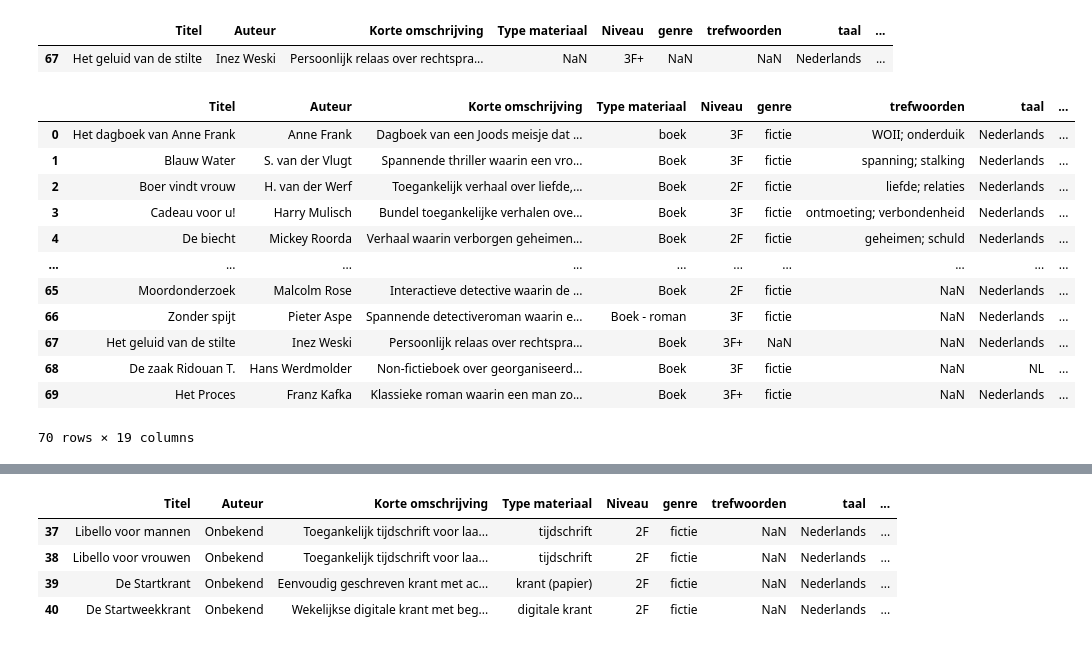
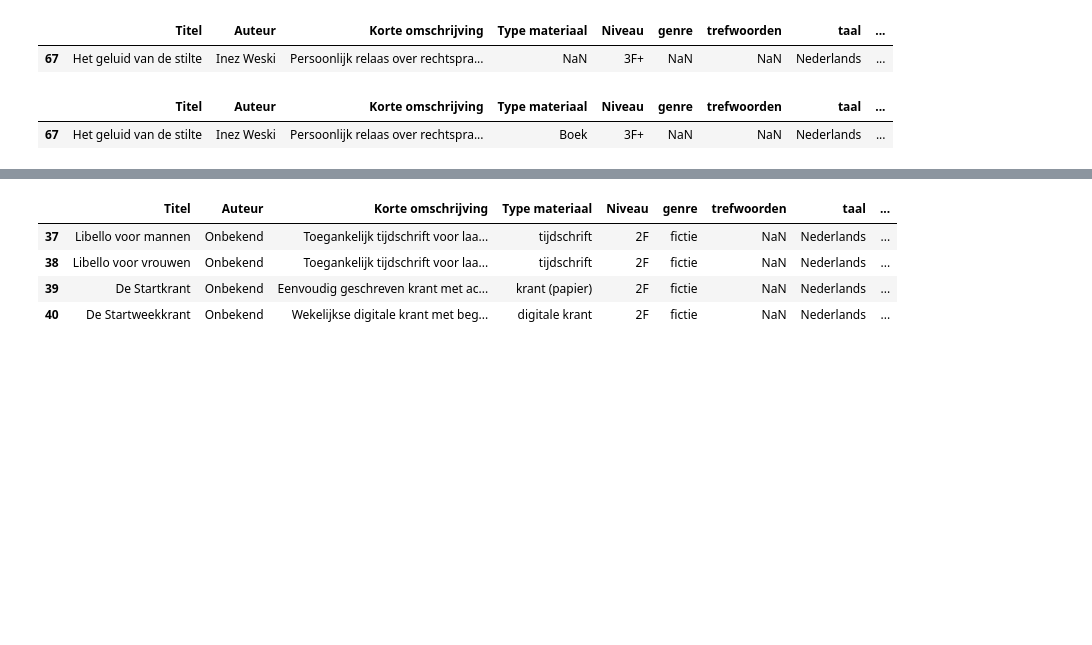
Before and after one commit to Adoow14/LU2_AI, a Jupyter notebook: AI_Prototype_LU2.ipynb, the cells around one changed output, grey strips where cells are left out. Drawn from its saved outputs; the diff is of its cells as text; code cells hidden in the pictures; blank space fills up the shorter version.

```diff
--- a/AI_Prototype_LU2.ipynb
+++ b/AI_Prototype_LU2.ipynb
@@ -5,6 +5,6 @@ import numpy as np
 import re
 
 #orginele dataset inlezen
-df = pd.read_csv('Leesmateriaal.csv')
+df = pd.read_csv('Leesmateriaal_OW.csv')
 df.head()
 # %% [output]
@@ -139,8 +114,0 @@ else:
-# %%
-#Alle overige kolommen verwijderen die niet relevant zijn voor de analyse
-df = df.drop(columns=['Unnamed: 3', 'materiaal_id', 'onderwerp', 'Themas_boek',
-                      'woordenaantal_omschrijving', 'gem_woordlengte', 'gem_zinslengte_woorden',
-                      'aandeel_lange_woorden_pct', 'aantal_zinnen', 'interne_batchcode',
-                      'administratieve_prioriteit', 'genre_kopie', 'Gemiddelde beoordeling'])
-
-df.head()
@@ -186,21 +114,0 @@ Aantal rijen en kolommen: (283, 20)
-# %%
-#Merge de kolommen 'doelgroep' en 'doelgroep_extra' tot één kolom 'doelgroep', waarbij dubbele waarden worden verwijderd
-def merge_doelgroep(row):
-    unieke_doelgroepen = []
-
-    for kolom in ["doelgroep", "doelgroep_extra"]:
-        waarde = row[kolom]
-
-        if pd.notna(waarde):
-            for doelgroep in str(waarde).split("/"):
-                doelgroep = doelgroep.strip()
-
-                if doelgroep and doelgroep not in unieke_doelgroepen:
-                    unieke_doelgroepen.append(doelgroep)
-
-    return "/".join(unieke_doelgroepen)
-
-
-df["doelgroep"] = df.apply(merge_doelgroep, axis=1)
-df = df.drop(columns=["doelgroep_extra"])
-df.head()
@@ -235,21 +136,10 @@ lege_rijen.head()
 # %%
 #in de "type materiaal" mist er 1 waarde waarvan we op hebben gezocht wat het is en dat invullen
 df["Type materiaal"] = df["Type materiaal"].fillna("Boek")
-df.head(70)
+df.iloc[67:68]
 # %% [output]
 |  | Titel | Auteur | Korte omschrijving | Type materiaal | Niveau | genre | trefwoorden | taal | ... |
-| 0 | Het dagboek van Anne Frank | Anne Frank | Dagboek van een Joods meisje dat ... | boek | 3F | fictie | WOII; onderduik | Nederlands | ... |
-| 1 | Blauw Water | S. van der Vlugt | Spannende thriller waarin een vro... | Boek | 3F | fictie | spanning; stalking | Nederlands | ... |
-| 2 | Boer vindt vrouw | H. van der Werf | Toegankelijk verhaal over liefde,... | Boek | 2F | fictie | liefde; relaties | Nederlands | ... |
-| 3 | Cadeau voor u! | Harry Mulisch | Bundel toegankelijke verhalen ove... | Boek | 3F | fictie | ontmoeting; verbondenheid | Nederlands | ... |
-| 4 | De biecht | Mickey Roorda | Verhaal waarin verborgen geheimen... | Boek | 2F | fictie | geheimen; schuld | Nederlands | ... |
-| ... | ... | ... | ... | ... | ... | ... | ... | ... | ... |
-| 65 | Moordonderzoek | Malcolm Rose | Interactieve detective waarin de ... | Boek | 2F | fictie | NaN | Nederlands | ... |
-| 66 | Zonder spijt | Pieter Aspe | Spannende detectiveroman waarin e... | Boek - roman | 3F | fictie | NaN | Nederlands | ... |
 | 67 | Het geluid van de stilte | Inez Weski | Persoonlijk relaas over rechtspra... | Boek | 3F+ | NaN | NaN | Nederlands | ... |
-| 68 | De zaak Ridouan T. | Hans Werdmolder | Non-fictieboek over georganiseerd... | Boek | 3F | fictie | NaN | NL | ... |
-| 69 | Het Proces | Franz Kafka | Klassieke roman waarin een man zo... | Boek | 3F+ | fictie | NaN | Nederlands | ... |
-70 rows × 19 columns
 # %%
 lege_niveaus = df[
     df["Niveau"].isna() |
```
Also changed, not shown: parts of 12 cells of this notebook, 2 other files.
